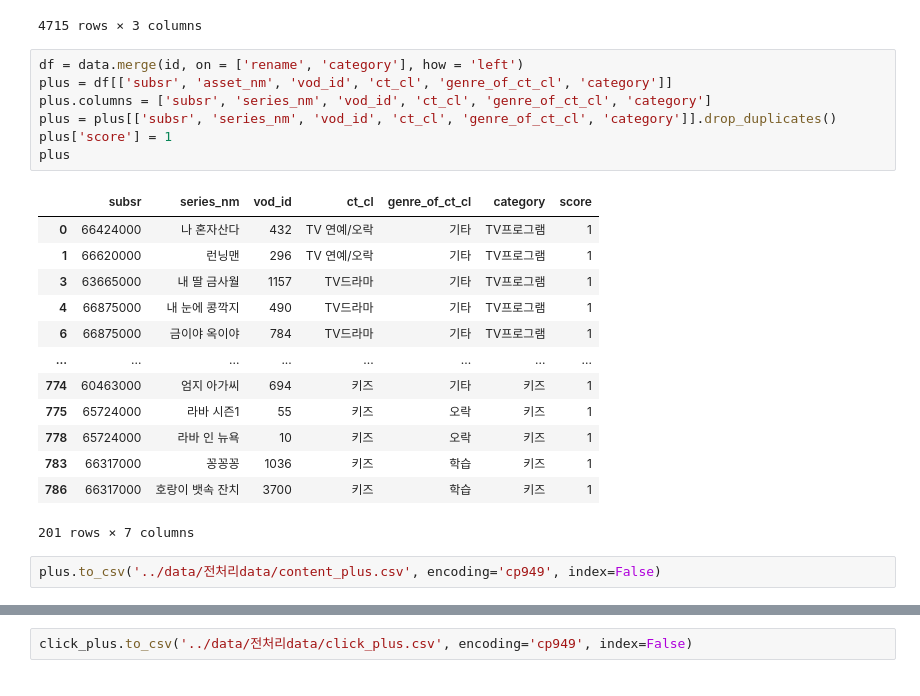
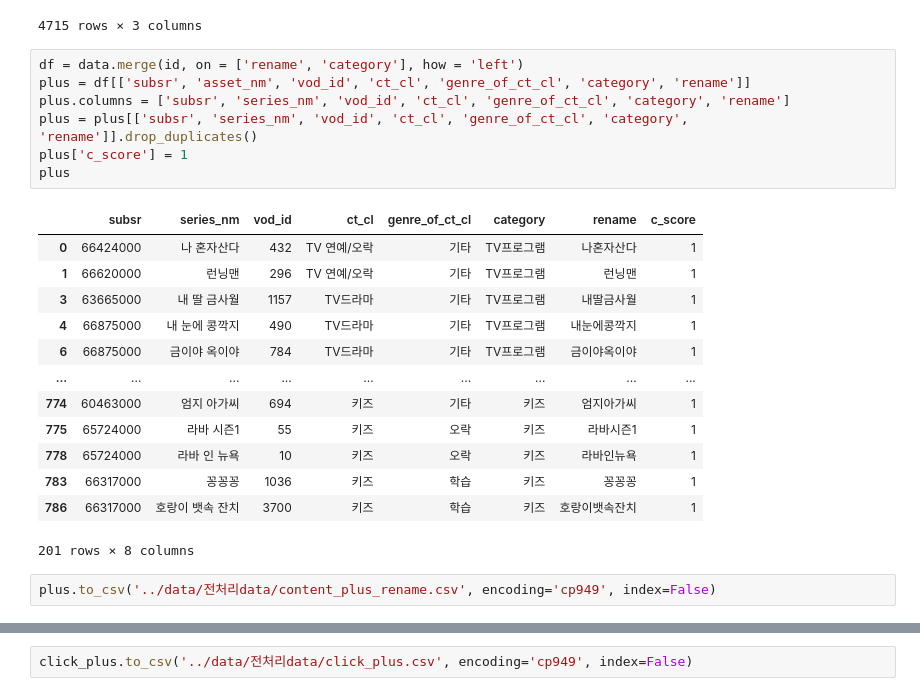
Before and after one commit to LGHV-team1/final-project, a Jupyter notebook: score/click & click_plus생성.ipynb, the cells around one changed output, grey strips where cells are left out. Saved outputs shown, nothing was run; the diff lists cells and outputs as text.

```diff
--- a/score/click & click_plus생성.ipynb
+++ b/score/click & click_plus생성.ipynb
@@ -237,27 +251,27 @@ id
 4715 rows × 3 columns
 # %%
 df = data.merge(id, on = ['rename', 'category'], how = 'left')
-plus = df[['subsr', 'asset_nm', 'vod_id', 'ct_cl', 'genre_of_ct_cl', 'category']]
-plus.columns = ['subsr', 'series_nm', 'vod_id', 'ct_cl', 'genre_of_ct_cl', 'category']
-plus = plus[['subsr', 'series_nm', 'vod_id', 'ct_cl', 'genre_of_ct_cl', 'category']].drop_duplicates()
-plus['score'] = 1
+plus = df[['subsr', 'asset_nm', 'vod_id', 'ct_cl', 'genre_of_ct_cl', 'category', 'rename']]
+plus.columns = ['subsr', 'series_nm', 'vod_id', 'ct_cl', 'genre_of_ct_cl', 'category', 'rename']
+plus = plus[['subsr', 'series_nm', 'vod_id', 'ct_cl', 'genre_of_ct_cl', 'category', 'rename']].drop_duplicates()
+plus['c_score'] = 1
 plus
 # %% [output]
-|  | subsr | series_nm | vod_id | ct_cl | genre_of_ct_cl | category | score |
-| 0 | 66424000 | 나 혼자산다 | 432 | TV 연예/오락 | 기타 | TV프로그램 | 1 |
-| 1 | 66620000 | 런닝맨 | 296 | TV 연예/오락 | 기타 | TV프로그램 | 1 |
-| 3 | 63665000 | 내 딸 금사월 | 1157 | TV드라마 | 기타 | TV프로그램 | 1 |
-| 4 | 66875000 | 내 눈에 콩깍지 | 490 | TV드라마 | 기타 | TV프로그램 | 1 |
-| 6 | 66875000 | 금이야 옥이야 | 784 | TV드라마 | 기타 | TV프로그램 | 1 |
-| ... | ... | ... | ... | ... | ... | ... | ... |
-| 774 | 60463000 | 엄지 아가씨 | 694 | 키즈 | 기타 | 키즈 | 1 |
-| 775 | 65724000 | 라바 시즌1 | 55 | 키즈 | 오락 | 키즈 | 1 |
-| 778 | 65724000 | 라바 인 뉴욕 | 10 | 키즈 | 오락 | 키즈 | 1 |
-| 783 | 66317000 | 꽁꽁꽁 | 1036 | 키즈 | 학습 | 키즈 | 1 |
-| 786 | 66317000 | 호랑이 뱃속 잔치 | 3700 | 키즈 | 학습 | 키즈 | 1 |
+|  | subsr | series_nm | vod_id | ct_cl | genre_of_ct_cl | category | rename | c_score |
+| 0 | 66424000 | 나 혼자산다 | 432 | TV 연예/오락 | 기타 | TV프로그램 | 나혼자산다 | 1 |
+| 1 | 66620000 | 런닝맨 | 296 | TV 연예/오락 | 기타 | TV프로그램 | 런닝맨 | 1 |
+| 3 | 63665000 | 내 딸 금사월 | 1157 | TV드라마 | 기타 | TV프로그램 | 내딸금사월 | 1 |
+| 4 | 66875000 | 내 눈에 콩깍지 | 490 | TV드라마 | 기타 | TV프로그램 | 내눈에콩깍지 | 1 |
+| 6 | 66875000 | 금이야 옥이야 | 784 | TV드라마 | 기타 | TV프로그램 | 금이야옥이야 | 1 |
+| ... | ... | ... | ... | ... | ... | ... | ... | ... |
+| 774 | 60463000 | 엄지 아가씨 | 694 | 키즈 | 기타 | 키즈 | 엄지아가씨 | 1 |
+| 775 | 65724000 | 라바 시즌1 | 55 | 키즈 | 오락 | 키즈 | 라바시즌1 | 1 |
+| 778 | 65724000 | 라바 인 뉴욕 | 10 | 키즈 | 오락 | 키즈 | 라바인뉴욕 | 1 |
+| 783 | 66317000 | 꽁꽁꽁 | 1036 | 키즈 | 학습 | 키즈 | 꽁꽁꽁 | 1 |
+| 786 | 66317000 | 호랑이 뱃속 잔치 | 3700 | 키즈 | 학습 | 키즈 | 호랑이뱃속잔치 | 1 |
-201 rows × 7 columns
+201 rows × 8 columns
 # %%
-plus.to_csv('../data/전처리data/content_plus.csv', encoding='cp949', index=False)
+plus.to_csv('../data/전처리data/content_plus_rename.csv', encoding='cp949', index=False)
 # %%
 # 'c_score'가 있는 경우에는 concat, 없는 경우에는 1로 채우기
 click.rename(columns={'Category': 'category'}, inplace=True)
```
Also changed, not shown: parts of 10 cells of this notebook, 1 other file.
